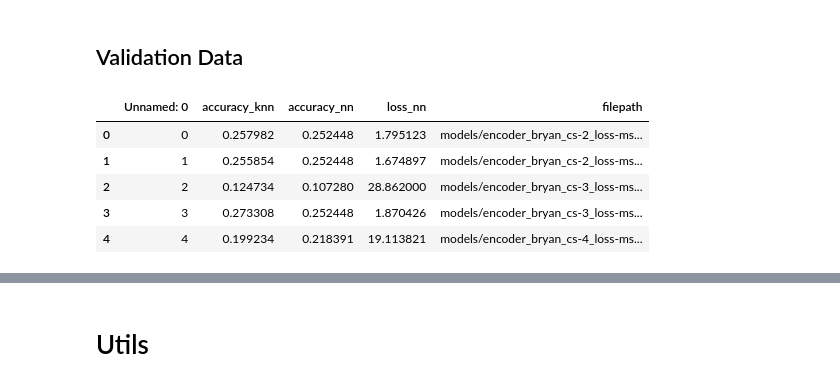
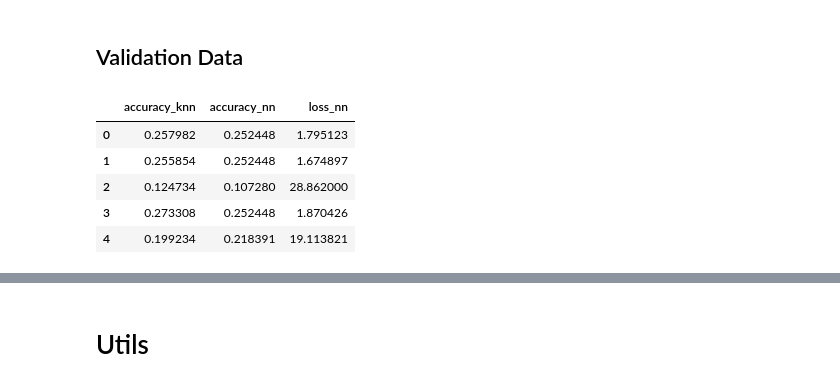
Before and after one commit to lparolari/har, a Jupyter notebook: autoencoder_plot.ipynb, the cells around one changed output, grey strips where cells are left out. Cells and saved outputs as stored; diff of their text form; code cells hidden in the pictures.

```diff
--- a/autoencoder_plot.ipynb
+++ b/autoencoder_plot.ipynb
@@ -36,12 +37,13 @@ epochs = [150]
 ## Validation Data
 # %%
 validation_df = pd.read_csv("./models/validations.csv")
+validation_df = validation_df.drop(["i", "filepath"], axis=1)
 
 validation_df.head()
 # %% [output]
-|  | Unnamed: 0 | accuracy_knn | accuracy_nn | loss_nn | filepath |
-| 0 | 0 | 0.257982 | 0.252448 | 1.795123 | models/encoder_bryan_cs-2_loss-ms... |
-| 1 | 1 | 0.255854 | 0.252448 | 1.674897 | models/encoder_bryan_cs-2_loss-ms... |
-| 2 | 2 | 0.124734 | 0.107280 | 28.862000 | models/encoder_bryan_cs-3_loss-ms... |
-| 3 | 3 | 0.273308 | 0.252448 | 1.870426 | models/encoder_bryan_cs-3_loss-ms... |
-| 4 | 4 | 0.199234 | 0.218391 | 19.113821 | models/encoder_bryan_cs-4_loss-ms... |
+|  | accuracy_knn | accuracy_nn | loss_nn |
+| 0 | 0.257982 | 0.252448 | 1.795123 |
+| 1 | 0.255854 | 0.252448 | 1.674897 |
+| 2 | 0.124734 | 0.107280 | 28.862000 |
+| 3 | 0.273308 | 0.252448 | 1.870426 |
+| 4 | 0.199234 | 0.218391 | 19.113821 |
```
Also changed, not shown: parts of 18 cells of this notebook.
